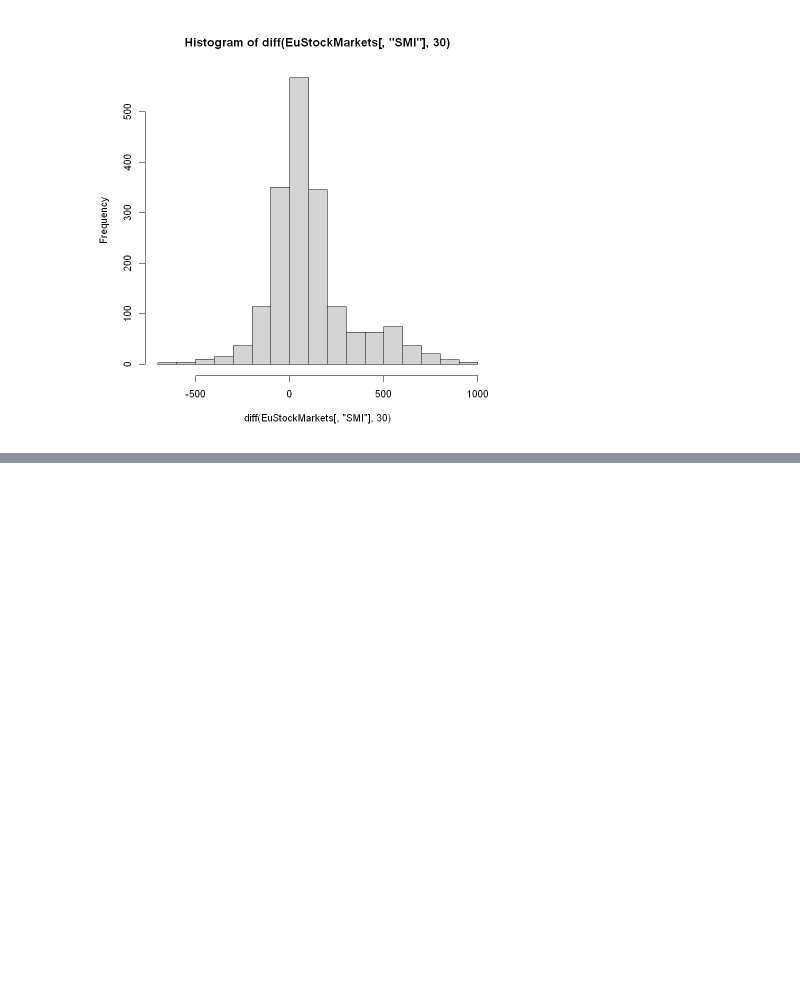
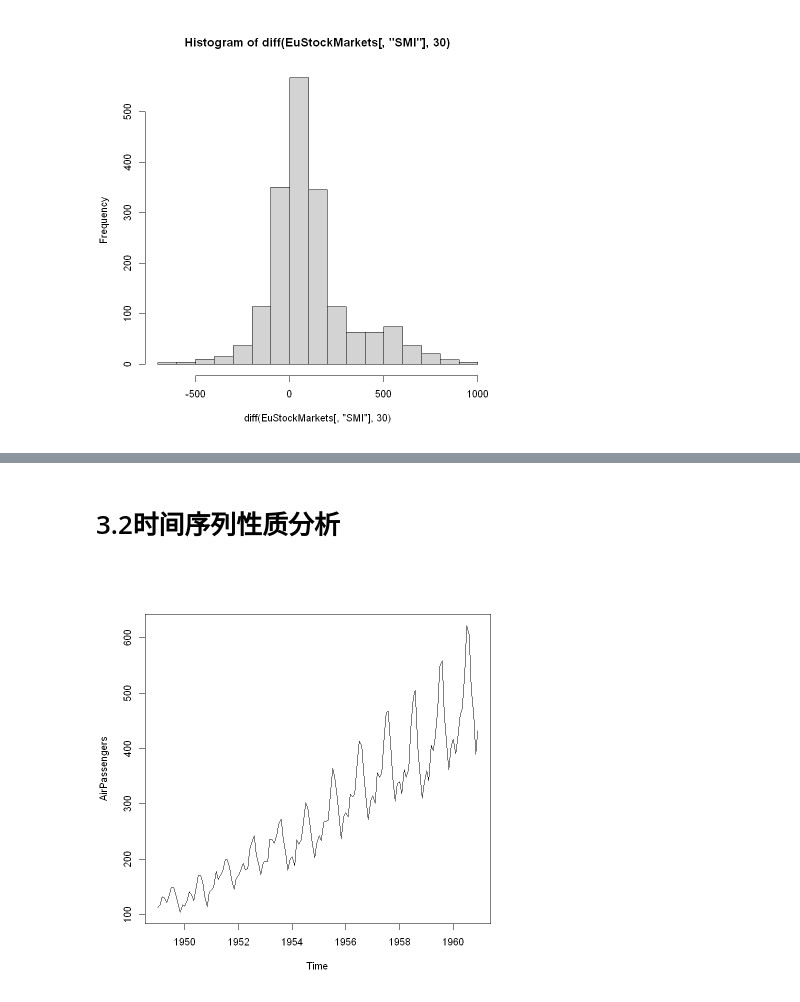
Before and after one commit to 1554823142/time_series_analysis, a Jupyter notebook: my_code/chap3/3_1_R.ipynb, the cells around one changed output, grey strips where cells are left out. Cells and saved outputs as stored; diff of their text form; code cells hidden in the pictures; blank space fills up the shorter version.

```diff
--- a/my_code/chap3/3_1_R.ipynb
+++ b/my_code/chap3/3_1_R.ipynb
@@ -57,0 +83,6 @@ hist(diff(EuStockMarkets[, "SMI"], 30))
+# %% [markdown]
+# 3.2时间序列性质分析
+# %%
+plot(AirPassengers)
+# %% [output]
+[figure, added]
```
Also changed, not shown: parts of 5 cells of this notebook, 5 other files.
